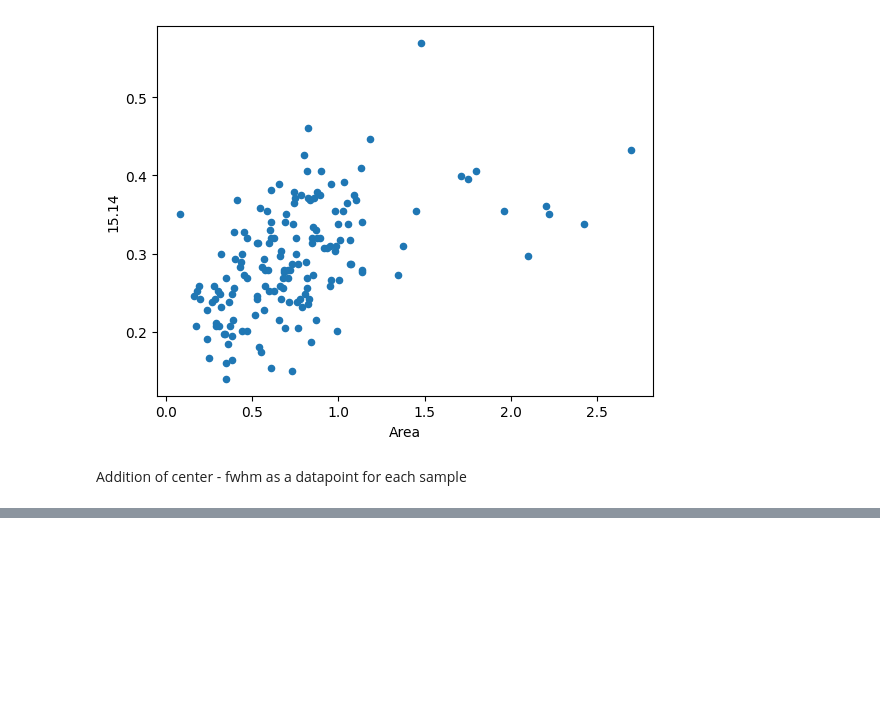
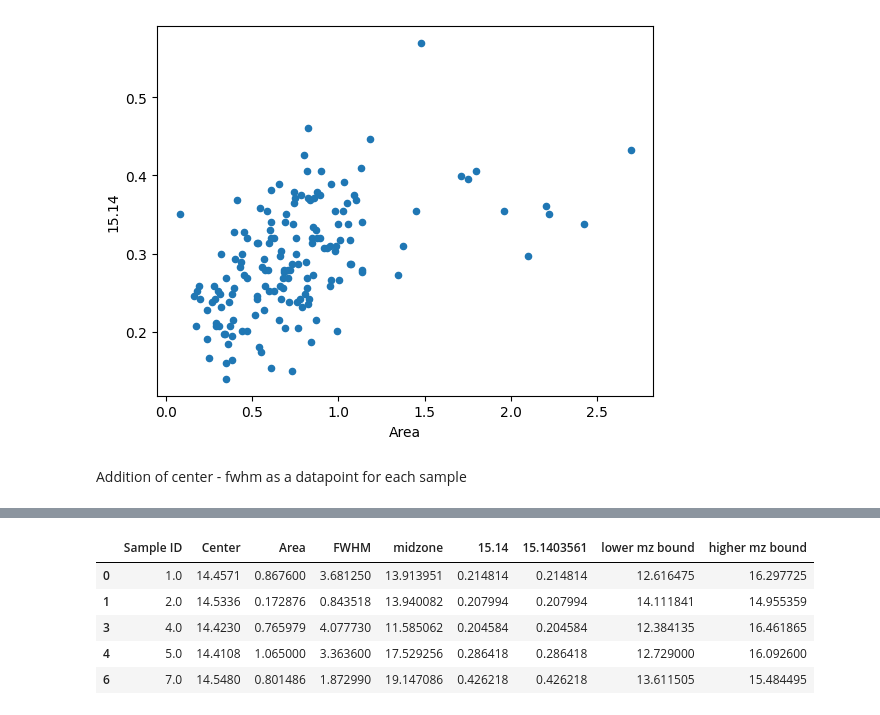
Before and after one commit to shlok-rajurkar/comp-bio-portfolio, a Jupyter notebook: curve_deconvolution/notebooks/CAP_baseline_subset_n=200.ipynb, the cells around one changed output, grey strips where cells are left out. Saved outputs shown, nothing was run; the diff lists cells and outputs as text; code cells hidden in the pictures; blank space fills up the shorter version.

Commit message:
Calculate new bounds of midzone

```diff
--- a/curve_deconvolution/notebooks/CAP_baseline_subset_n=200.ipynb
+++ b/curve_deconvolution/notebooks/CAP_baseline_subset_n=200.ipynb
@@ -123,5 +123,6 @@ print(np.corrcoef(cap_with_curve['Area'], cap_with_curve['15.14']))
 Addition of center - fwhm as a datapoint for each sample
 # %%
 
-cap_with_curve['lower mz bound'] = cap_with_curve['Center'] - cap_with_curve[]
+cap_with_curve['lower mz bound'] = cap_with_curve['Center'] - cap_with_curve['FWHM']/2
+cap_with_curve['higher mz bound'] = cap_with_curve['Center'] + cap_with_curve['FWHM']/2
 # %% [output]
@@ -128,0 +139,9 @@ SyntaxError: invalid syntax (4242570562.py, line 1)
+# %%
+cap_with_curve.head()
+# %% [output]
+|  | Sample ID | Center | Area | FWHM | midzone | 15.14 | 15.1403561 | lower mz bound | higher mz bound |
+| 0 | 1.0 | 14.4571 | 0.867600 | 3.681250 | 13.913951 | 0.214814 | 0.214814 | 12.616475 | 16.297725 |
+| 1 | 2.0 | 14.5336 | 0.172876 | 0.843518 | 13.940082 | 0.207994 | 0.207994 | 14.111841 | 14.955359 |
+| 3 | 4.0 | 14.4230 | 0.765979 | 4.077730 | 11.585062 | 0.204584 | 0.204584 | 12.384135 | 16.461865 |
+| 4 | 5.0 | 14.4108 | 1.065000 | 3.363600 | 17.529256 | 0.286418 | 0.286418 | 12.729000 | 16.092600 |
+| 6 | 7.0 | 14.5480 | 0.801486 | 1.872990 | 19.147086 | 0.426218 | 0.426218 | 13.611505 | 15.484495 |
```
Also changed, not shown: parts of 3 cells of this notebook.
